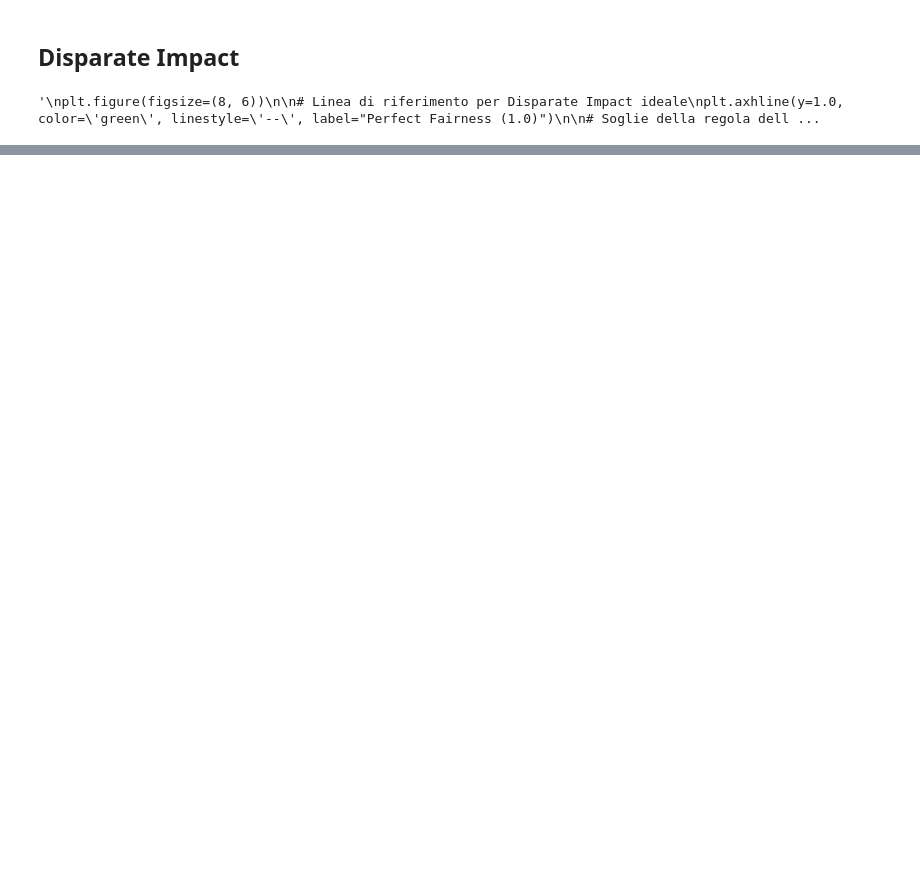
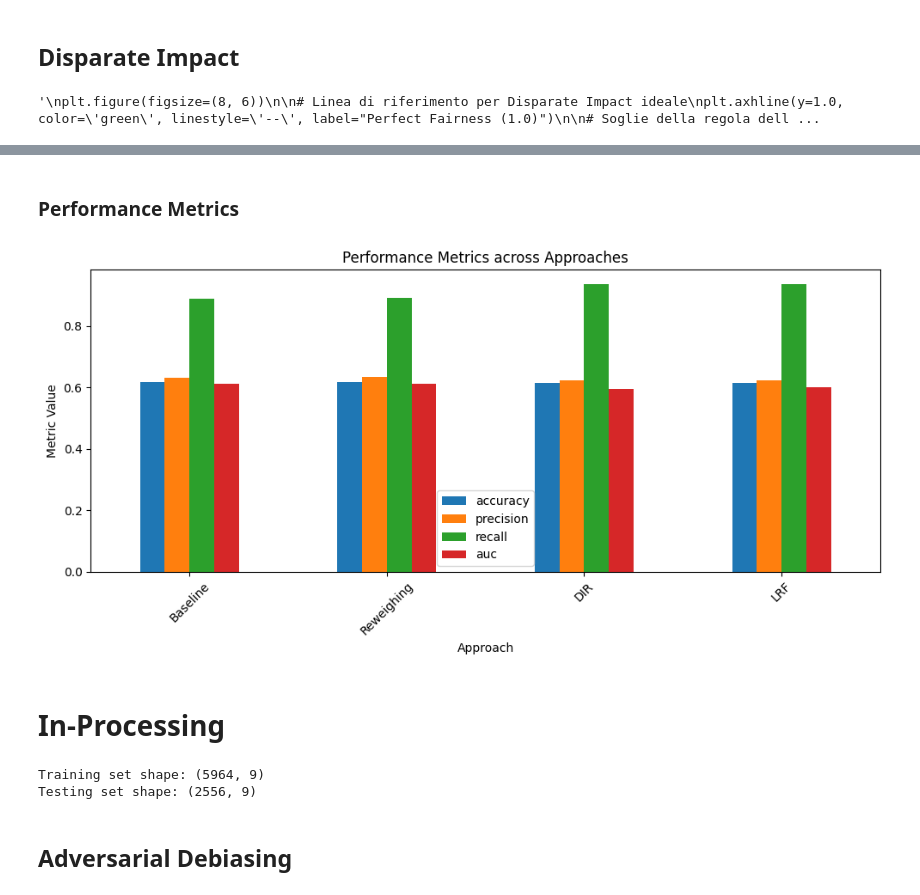
Before and after one commit to kor80/Fair-Candidate-Screening-System, a Jupyter notebook: main.ipynb, the cells around one changed output, grey strips where cells are left out. Drawn from its saved outputs; the diff is of its cells as text; code cells hidden in the pictures; blank space fills up the shorter version.

```diff
--- a/main.ipynb
+++ b/main.ipynb
@@ -1117,0 +1064,30 @@ metrics_bar_plot(baseline_fairness_metrics,
+# %% [markdown]
+### Performance Metrics
+# %%
+mean_performance_metrics = {}
+for approach in performance_metrics:
+    # All folds for this approach
+    metrics_list = performance_metrics[approach]
+    # Average over folds for each metric key
+    aggregated = {
+        metric: np.mean([fold_metrics[metric] for fold_metrics in metrics_list])
+        for metric in metrics_list[0].keys()
+    }
+    mean_performance_metrics[approach] = aggregated
+
+perf_df = pd.DataFrame([
+    dict(Approach=ap, **mean_performance_metrics[ap])
+    for ap in mean_performance_metrics
+])
+
+plt.figure(figsize=(10, 5))
+perf_df.set_index('Approach').plot(kind='bar', ax=plt.gca())
+plt.title("Performance Metrics across Approaches")
+plt.ylabel("Metric Value")
+plt.xticks(rotation=45)
+plt.tight_layout()
+plt.show()
+# %% [output]
+[figure, added]
+# %% [markdown]
+# In-Processing
@@ -1117,0 +1100,21 @@ metrics_bar_plot(baseline_fairness_metrics,
+# %%
+X = df1.drop(columns=target)
+y = df1[target]
+
+# Split into training and testing sets
+X_train, X_test, y_train, y_test = train_test_split(
+    X, y, test_size=0.3, random_state=42
+)
+
+scaler = StandardScaler()
+numerical_cols = ['distance_km', 'cand_domicile_province', 'cand_education', 'job_professional_category', 'job_sector', 'job_work_province']
+X_train[numerical_cols] = scaler.fit_transform(X_train[numerical_cols])
+X_test[numerical_cols] = scaler.transform(X_test[numerical_cols])
+
+print(f"Training set shape: {X_train.shape}")
+print(f"Testing set shape: {X_test.shape}")
+# %% [output]
+Training set shape: (5964, 9)
+Testing set shape: (2556, 9)
+# %% [markdown]
+## Adversarial Debiasing
```
Also changed, not shown: parts of 92 cells of this notebook.
